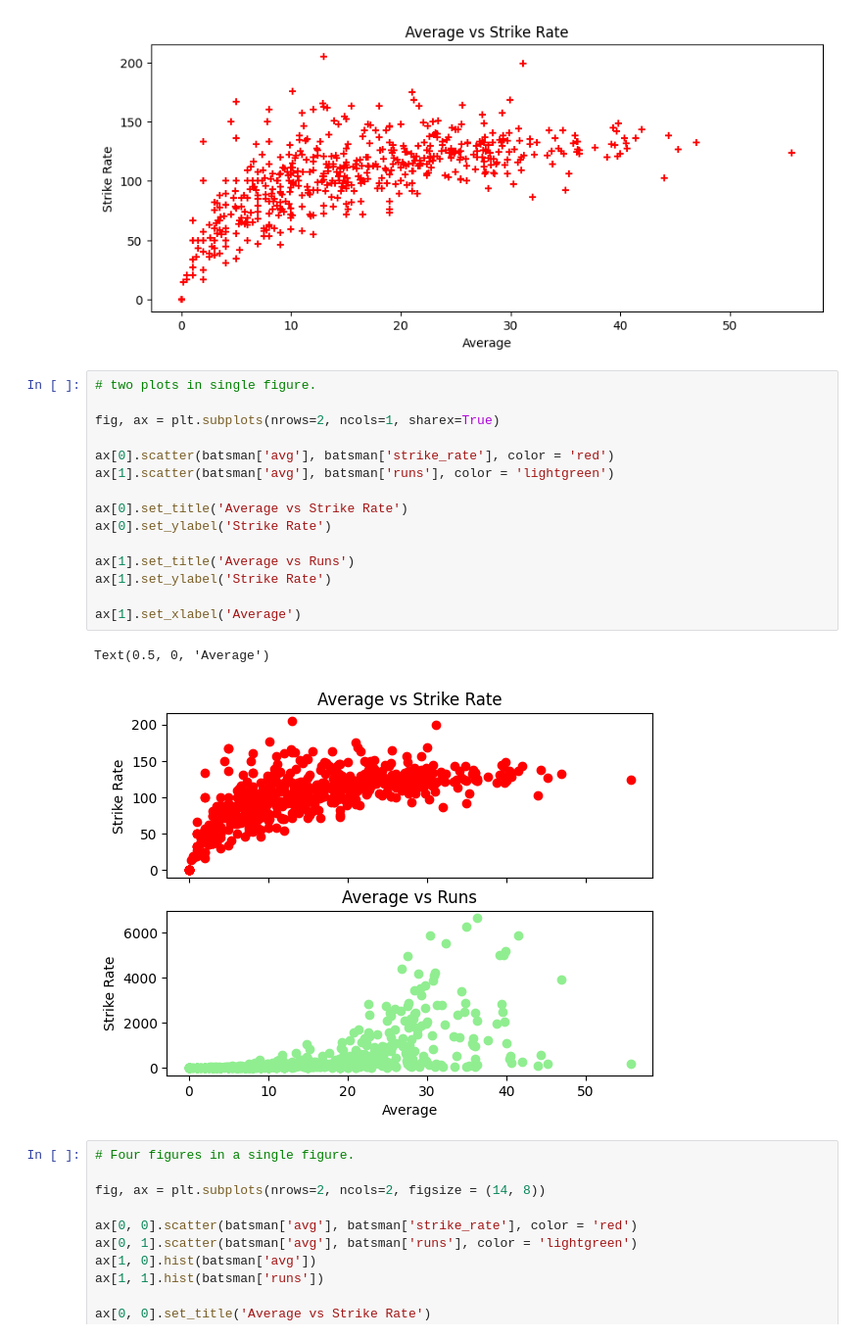
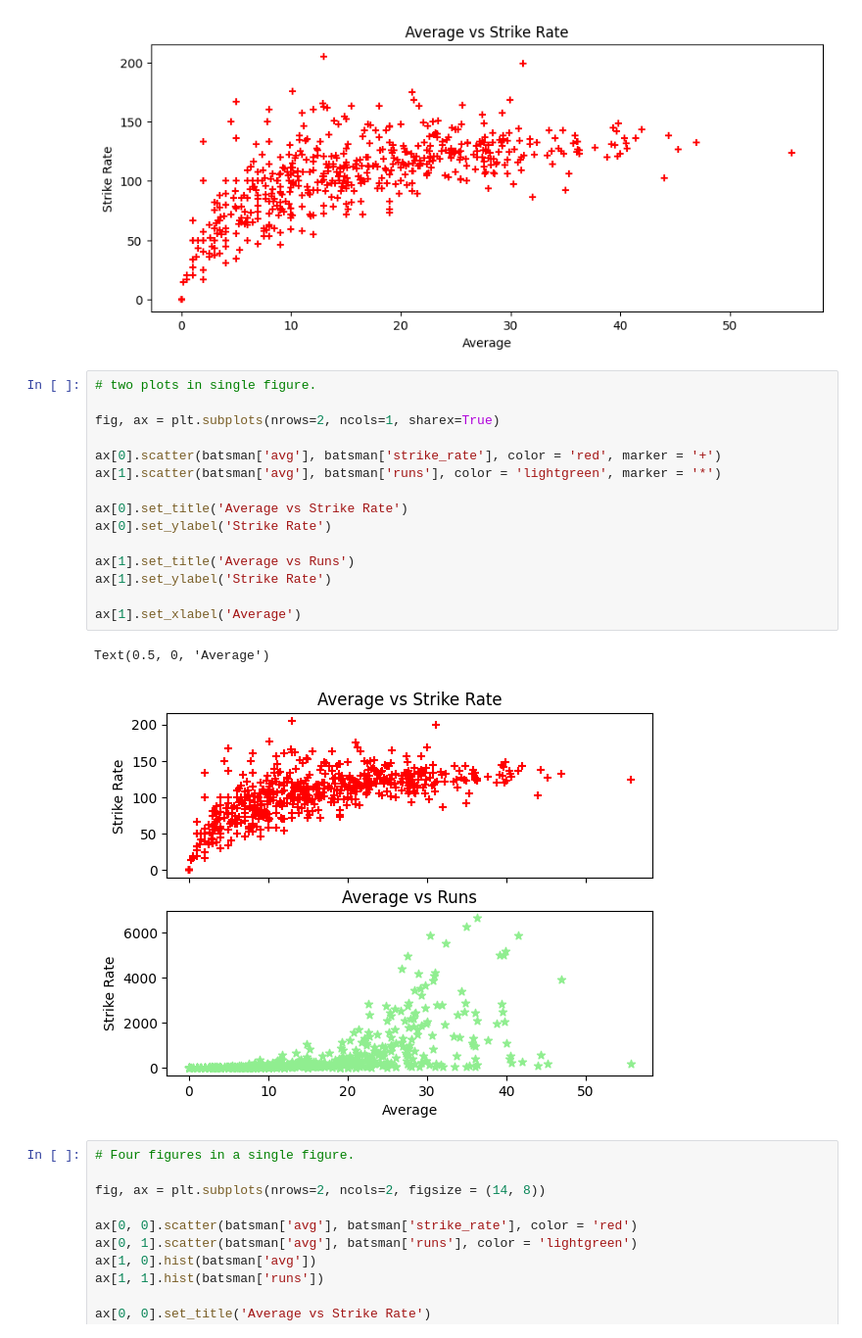
Before and after one commit to mohduzaif/data-visualization-python, a Jupyter notebook: Matplotlib/Advance Matplotlib concepts.ipynb, the cells around one changed output. Shown at 98% size. Saved outputs shown, nothing was run; the diff lists cells and outputs as text.

```diff
--- a/Matplotlib/Advance Matplotlib concepts.ipynb
+++ b/Matplotlib/Advance Matplotlib concepts.ipynb
@@ -113,21 +113,21 @@ plt.show()
 # %%
 # two plots in single figure.
 
 fig, ax = plt.subplots(nrows=2, ncols=1, sharex=True)
 
-ax[0].scatter(batsman['avg'], batsman['strike_rate'], color = 'red')
-ax[1].scatter(batsman['avg'], batsman['runs'], color = 'lightgreen')
+ax[0].scatter(batsman['avg'], batsman['strike_rate'], color = 'red', marker = '+')
+ax[1].scatter(batsman['avg'], batsman['runs'], color = 'lightgreen', marker = '*')
 
 ax[0].set_title('Average vs Strike Rate')
 ax[0].set_ylabel('Strike Rate')
 
 ax[1].set_title('Average vs Runs')
 ax[1].set_ylabel('Strike Rate')
 
 ax[1].set_xlabel('Average')
 # %% [output]
 Text(0.5, 0, 'Average')
-[figure, old version]
+[figure, new version]
 # %%
 # Four figures in a single figure.
 
```
Also changed, not shown: parts of 48 cells of this notebook, 1 other file.
